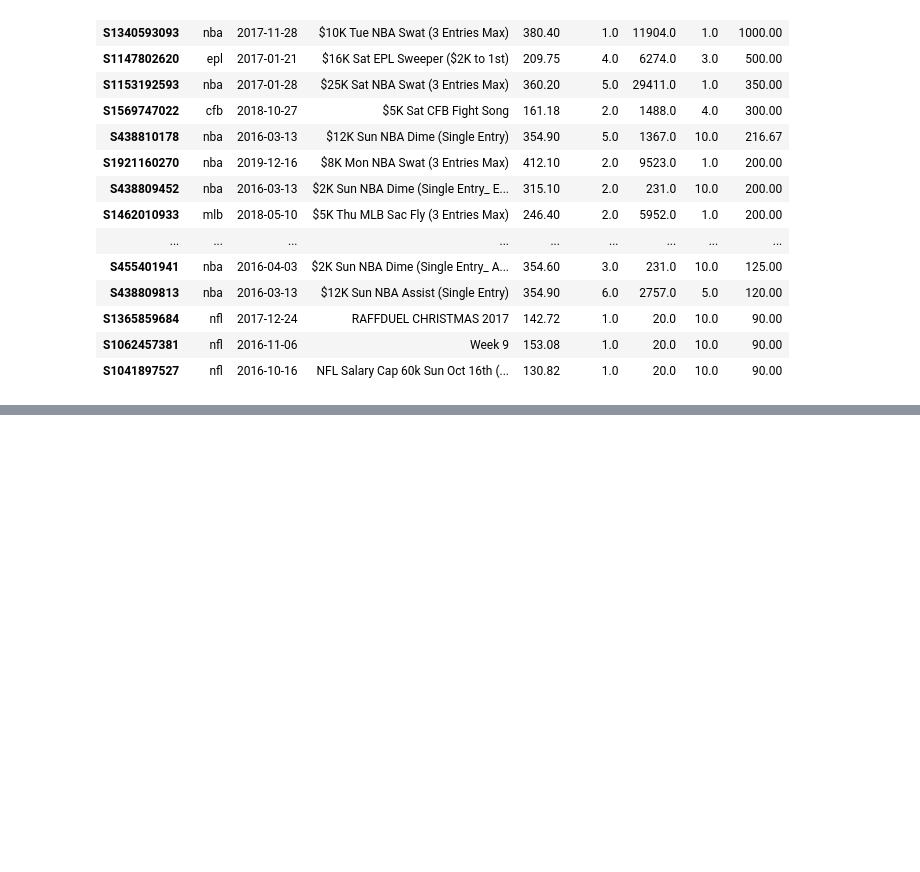
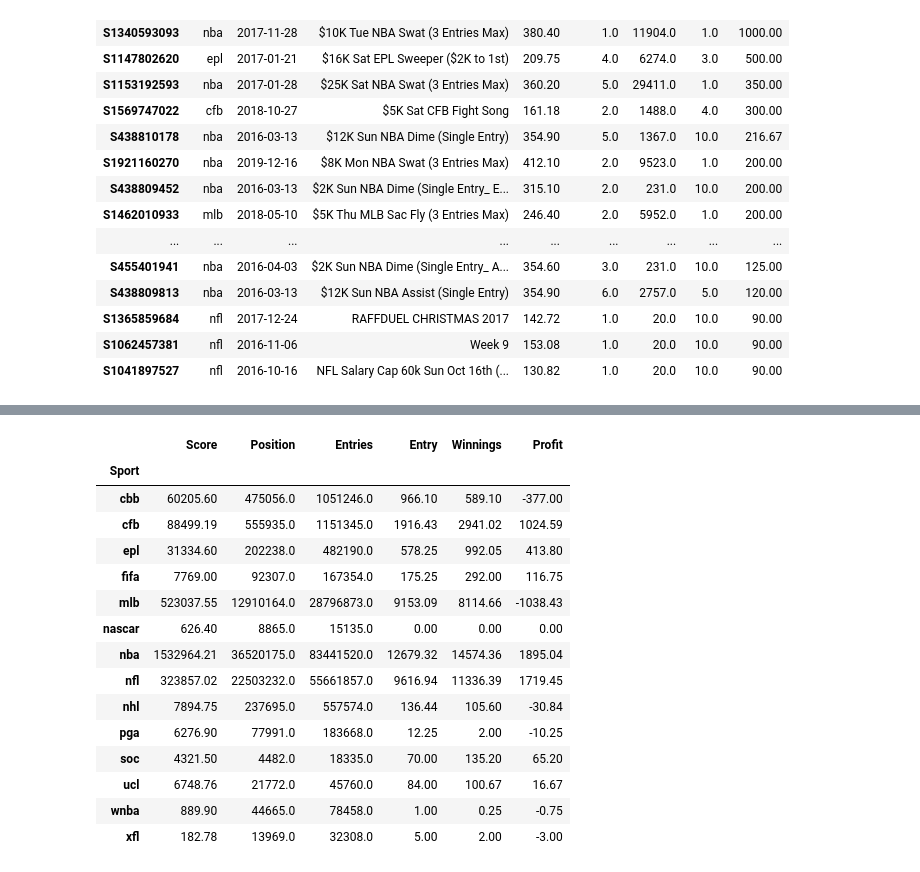
Before and after one commit to triolinho/verbose-octo-sniffle, a Jupyter notebook: fanduel_notebook.ipynb, the cells around one changed output, grey strips where cells are left out. Cells and saved outputs as stored; diff of their text form; code cells hidden in the pictures; blank space fills up the shorter version.

```diff
--- a/fanduel_notebook.ipynb
+++ b/fanduel_notebook.ipynb
@@ -283,0 +308,19 @@ fd_df.sort_values(by='Winnings', ascending=False).head(20)
+# %%
+fd_df.groupby(['Sport']).sum()
+# %% [output]
+|  | Score | Position | Entries | Entry | Winnings | Profit |
+| Sport |  |  |  |  |  |  |
+| cbb | 60205.60 | 475056.0 | 1051246.0 | 966.10 | 589.10 | -377.00 |
+| cfb | 88499.19 | 555935.0 | 1151345.0 | 1916.43 | 2941.02 | 1024.59 |
+| epl | 31334.60 | 202238.0 | 482190.0 | 578.25 | 992.05 | 413.80 |
+| fifa | 7769.00 | 92307.0 | 167354.0 | 175.25 | 292.00 | 116.75 |
+| mlb | 523037.55 | 12910164.0 | 28796873.0 | 9153.09 | 8114.66 | -1038.43 |
+| nascar | 626.40 | 8865.0 | 15135.0 | 0.00 | 0.00 | 0.00 |
+| nba | 1532964.21 | 36520175.0 | 83441520.0 | 12679.32 | 14574.36 | 1895.04 |
+| nfl | 323857.02 | 22503232.0 | 55661857.0 | 9616.94 | 11336.39 | 1719.45 |
+| nhl | 7894.75 | 237695.0 | 557574.0 | 136.44 | 105.60 | -30.84 |
+| pga | 6276.90 | 77991.0 | 183668.0 | 12.25 | 2.00 | -10.25 |
+| soc | 4321.50 | 4482.0 | 18335.0 | 70.00 | 135.20 | 65.20 |
+| ucl | 6748.76 | 21772.0 | 45760.0 | 84.00 | 100.67 | 16.67 |
+| wnba | 889.90 | 44665.0 | 78458.0 | 1.00 | 0.25 | -0.75 |
+| xfl | 182.78 | 13969.0 | 32308.0 | 5.00 | 2.00 | -3.00 |
```
Also changed, not shown: parts of 10 cells of this notebook.
